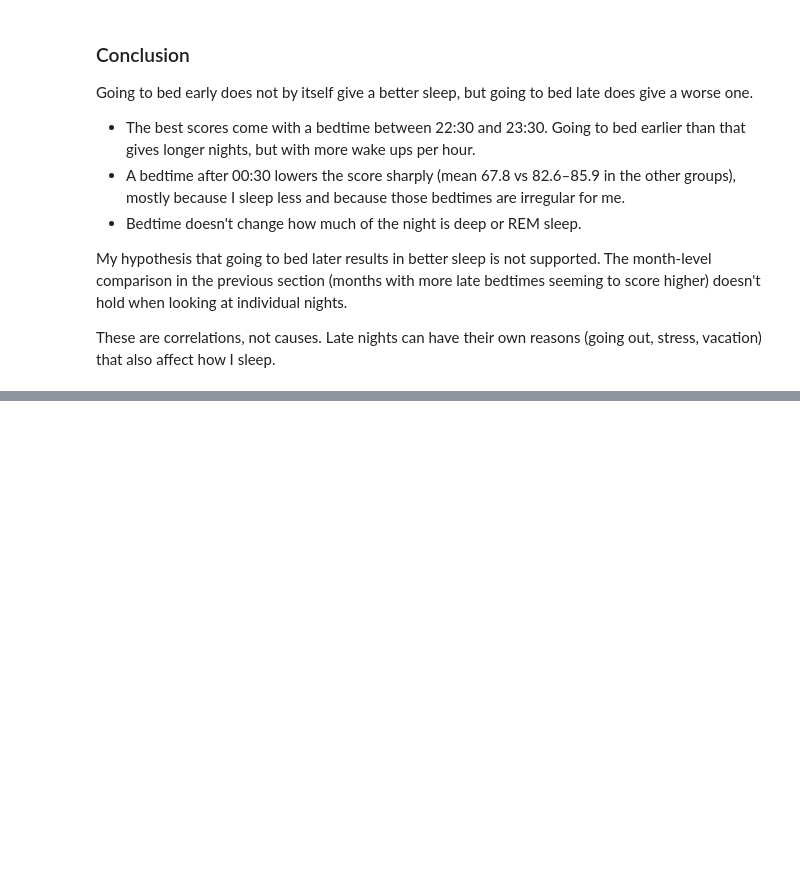
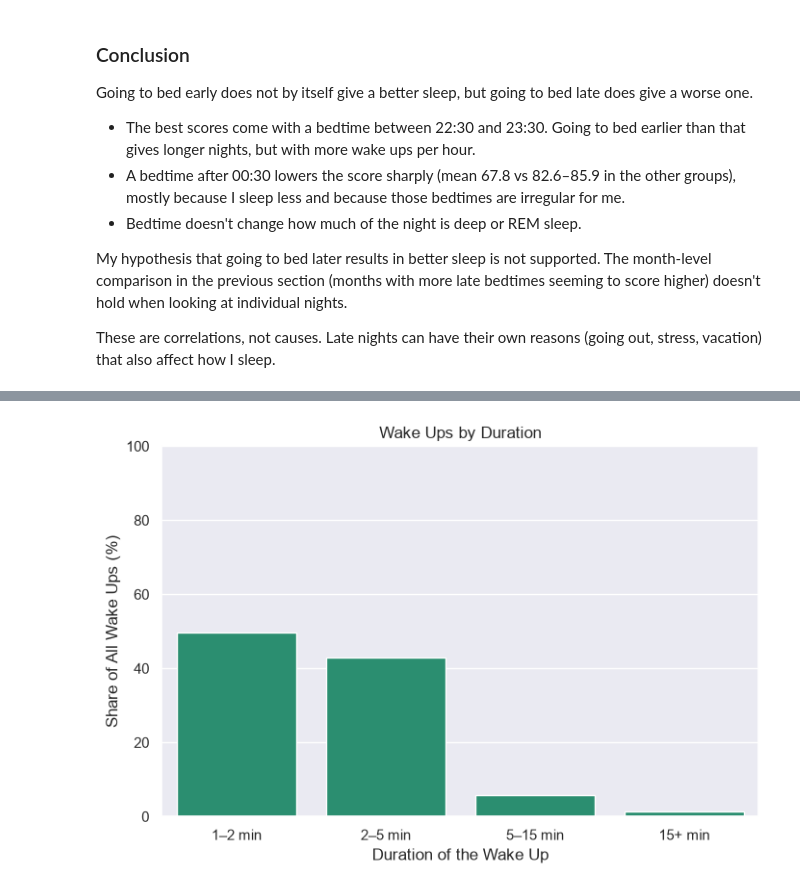
Before and after one commit to DimitarK13/personal-sleep-analysis, a Jupyter notebook: notebooks/03-exploratory-data-analysis.ipynb, the cells around one changed output, grey strips where cells are left out. Cells and saved outputs as stored; diff of their text form; code cells hidden in the pictures; blank space fills up the shorter version.

```diff
--- a/notebooks/03-exploratory-data-analysis.ipynb
+++ b/notebooks/03-exploratory-data-analysis.ipynb
@@ -463,0 +586,12 @@ These are correlations, not causes. Late nights can have their own reasons (goin
+# %%
+wake_ups_df['duration_group'] = pd.cut(
+    wake_ups_df['duration_min'],
+    bins=[1, 2, 5, 15, np.inf],
+    labels=['1–2 min', '2–5 min', '5–15 min', '15+ min'],
+    right=False,
+)
+
+wake_ups_by_duration = wake_ups_df['duration_group'].value_counts(sort=False).to_frame('wake_ups')
+wake_ups_by_duration['share_pct'] = wake_ups_by_duration['wake_ups'] / len(wake_ups_df) * 100
+
+wake_ups_by_duration.round(1)
@@ -463,0 +605,15 @@ These are correlations, not causes. Late nights can have their own reasons (goin
+# %%
+plt.figure(figsize=(8, 5))
+
+sns.barplot(x=wake_ups_by_duration.index, y=wake_ups_by_duration['share_pct'], color=sns.color_palette('Dark2')[0])
+
+plt.ylim(0, 100)
+
+plt.title('Wake Ups by Duration')
+plt.xlabel('Duration of the Wake Up')
+plt.ylabel('Share of All Wake Ups (%)')
+
+plt.savefig('../visualizations/wake-ups-by-duration.png', bbox_inches='tight')
+plt.show()
+# %% [output]
+[figure, added]
```
Also changed, not shown: parts of 17 cells of this notebook, 3 other files.
